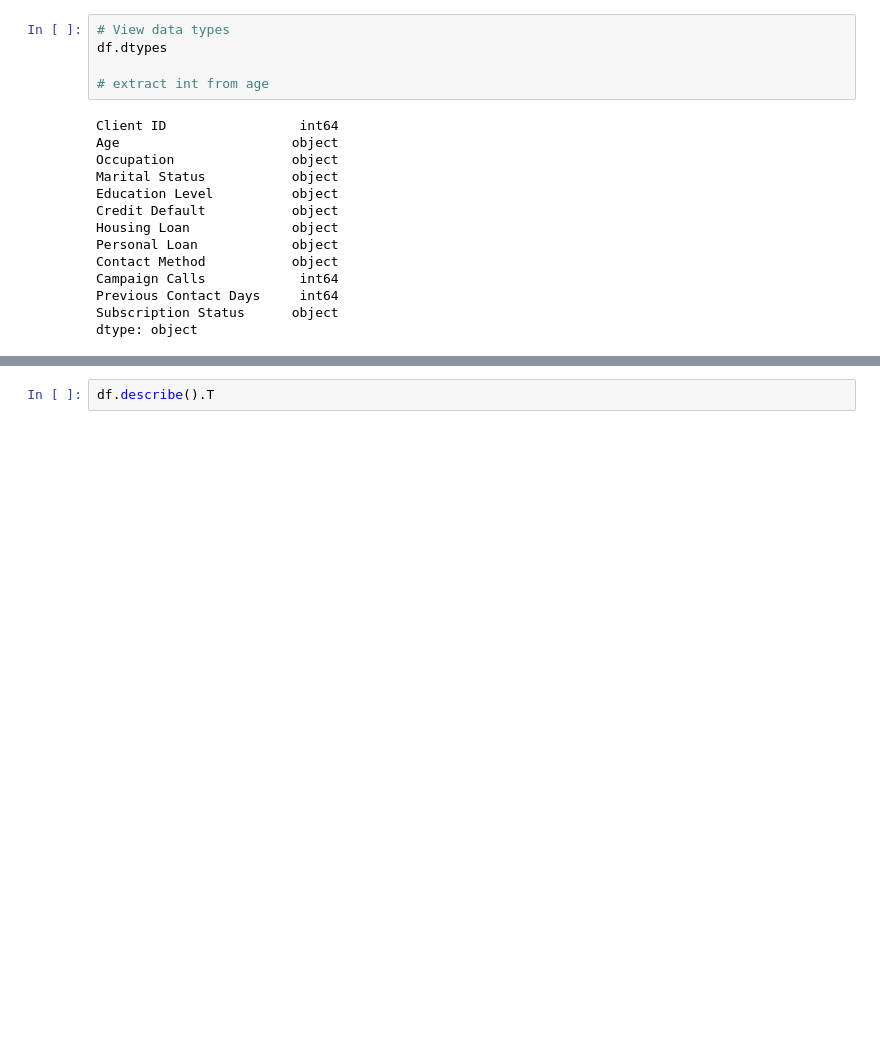
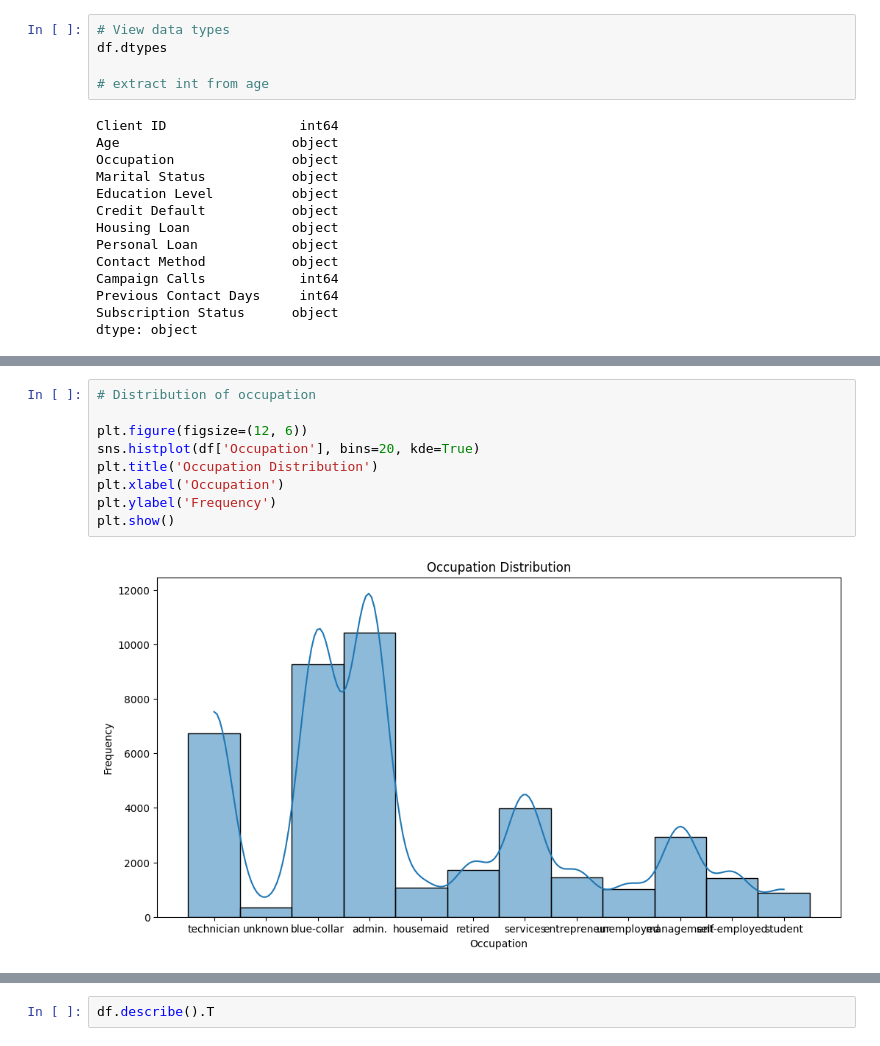
Before and after one commit to jayelinjiaqi/aiap20-jaye-lin-jiaqi-945I, a Jupyter notebook: eda.ipynb, the cells around one changed output, grey strips where cells are left out. Saved outputs shown, nothing was run; the diff lists cells and outputs as text; blank space fills up the shorter version.

```diff
--- a/eda.ipynb
+++ b/eda.ipynb
@@ -125 +158,12 @@ for column in df.columns:
+# %%
+# Distribution of occupation
+
+plt.figure(figsize=(12, 6))
+sns.histplot(df['Occupation'], bins=20, kde=True)
+plt.title('Occupation Distribution')
+plt.xlabel('Occupation')
+plt.ylabel('Frequency')
+plt.show()
+# %% [output]
+[figure, added]
 # %%
```
Also changed, not shown: parts of 16 cells of this notebook, 2 other files.
